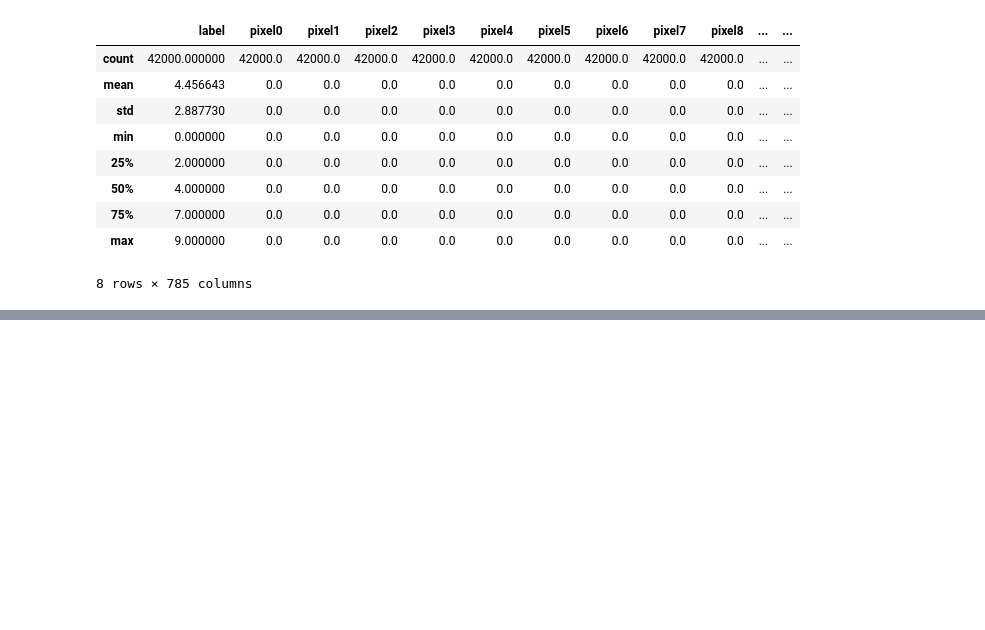
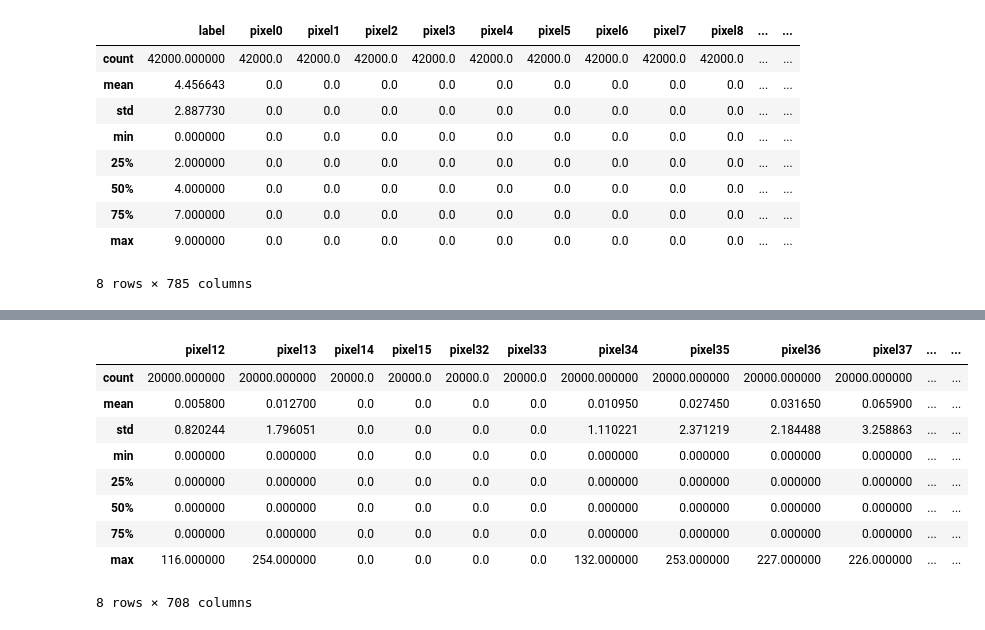
Before and after one commit to irulenot/Digit_Recognizer, a Jupyter notebook: inital_report-1.ipynb, the cells around one changed output, grey strips where cells are left out. Cells and saved outputs as stored; diff of their text form; code cells hidden in the pictures; blank space fills up the shorter version.

```diff
--- a/inital_report-1.ipynb
+++ b/inital_report-1.ipynb
@@ -128,0 +133,13 @@ features.loc[:, (df != 0).any(axis=0)]
+# %%
+feat_data.describe()
+# %% [output]
+|  | pixel12 | pixel13 | pixel14 | pixel15 | pixel32 | pixel33 | pixel34 | pixel35 | pixel36 | pixel37 | ... | ... |
+| count | 20000.000000 | 20000.000000 | 20000.0 | 20000.0 | 20000.0 | 20000.0 | 20000.000000 | 20000.000000 | 20000.000000 | 20000.000000 | ... | ... |
+| mean | 0.005800 | 0.012700 | 0.0 | 0.0 | 0.0 | 0.0 | 0.010950 | 0.027450 | 0.031650 | 0.065900 | ... | ... |
+| std | 0.820244 | 1.796051 | 0.0 | 0.0 | 0.0 | 0.0 | 1.110221 | 2.371219 | 2.184488 | 3.258863 | ... | ... |
+| min | 0.000000 | 0.000000 | 0.0 | 0.0 | 0.0 | 0.0 | 0.000000 | 0.000000 | 0.000000 | 0.000000 | ... | ... |
+| 25% | 0.000000 | 0.000000 | 0.0 | 0.0 | 0.0 | 0.0 | 0.000000 | 0.000000 | 0.000000 | 0.000000 | ... | ... |
+| 50% | 0.000000 | 0.000000 | 0.0 | 0.0 | 0.0 | 0.0 | 0.000000 | 0.000000 | 0.000000 | 0.000000 | ... | ... |
+| 75% | 0.000000 | 0.000000 | 0.0 | 0.0 | 0.0 | 0.0 | 0.000000 | 0.000000 | 0.000000 | 0.000000 | ... | ... |
+| max | 116.000000 | 254.000000 | 0.0 | 0.0 | 0.0 | 0.0 | 132.000000 | 253.000000 | 227.000000 | 226.000000 | ... | ... |
+8 rows × 708 columns
```
Also changed, not shown: parts of 6 cells of this notebook.
